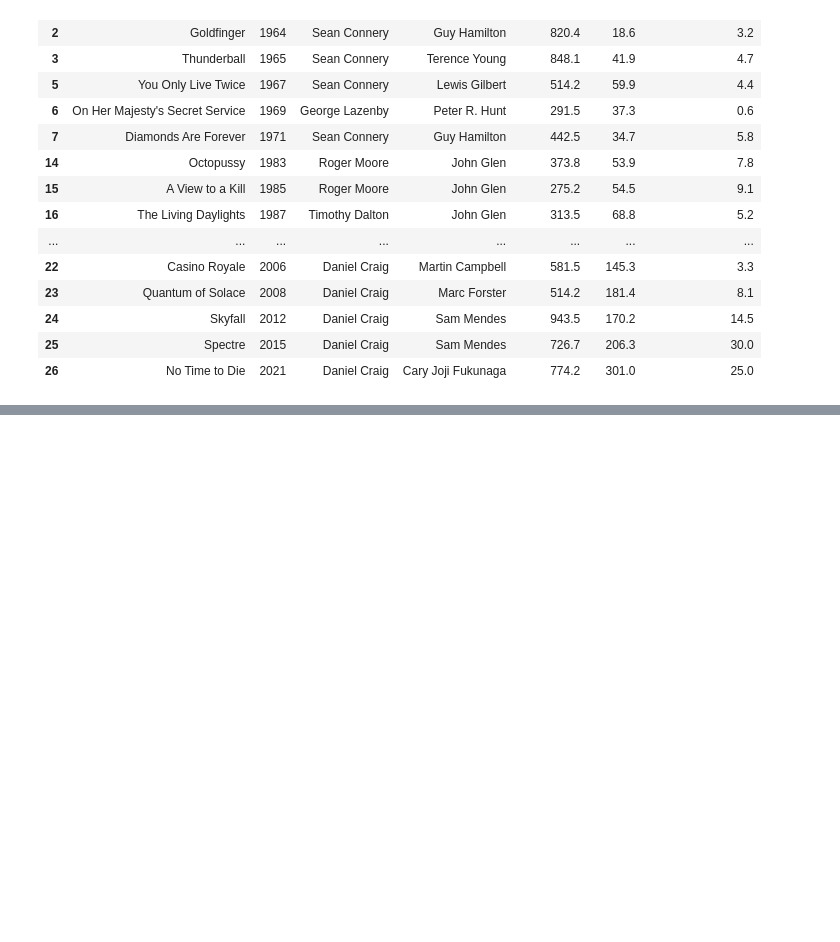
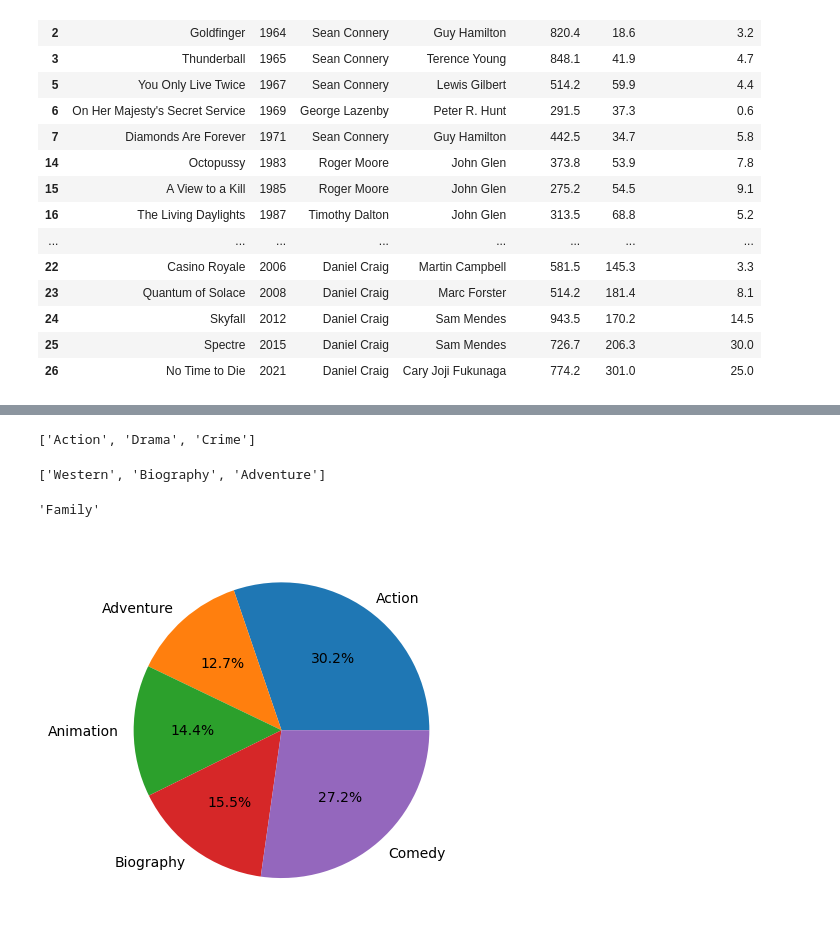
Before and after one commit to abhishekjha462000/data_science_final, a Jupyter notebook: W11_data_analysis_process/abhilash.ipynb, the cells around one changed output, grey strips where cells are left out. Cells and saved outputs as stored; diff of their text form; code cells hidden in the pictures; blank space fills up the shorter version.

```diff
--- a/W11_data_analysis_process/abhilash.ipynb
+++ b/W11_data_analysis_process/abhilash.ipynb
@@ -575,0 +582,3 @@ df.dropna(axis = 0, how = 'any')
+# %%
+imdb = pd.read_csv('https://raw.githubusercontent.com/sameerjha462000/datasets/main/imdb-top-1000.csv')
+imdb
@@ -575,0 +605,2 @@ df.dropna(axis = 0, how = 'any')
+# %%
+imdb.columns = imdb.columns.str.lower()
@@ -575,0 +623,2 @@ df.dropna(axis = 0, how = 'any')
+# %%
+gbo = imdb.groupby('genre')
@@ -575,0 +1027,18 @@ df.dropna(axis = 0, how = 'any')
+# %%
+gbo['runtime'].max().sort_values(ascending = False).head(3).index.to_list()
+# %% [output]
+['Action', 'Drama', 'Crime']
+# %%
+gbo['runtime'].mean().sort_values(ascending = False).head(3).index.to_list()
+# %% [output]
+['Western', 'Biography', 'Adventure']
+# %%
+worst_genre = gbo['imdb_rating'].mean().sort_values().head(1).index.to_list()[0]
+worst_genre
+# %% [output]
+'Family'
+# %%
+gbo.size().head().plot(kind = 'pie', autopct = '%0.1f%%') # axis axes
+None
+# %% [output]
+[figure, added]
```
Also changed, not shown: parts of 45 cells of this notebook.
